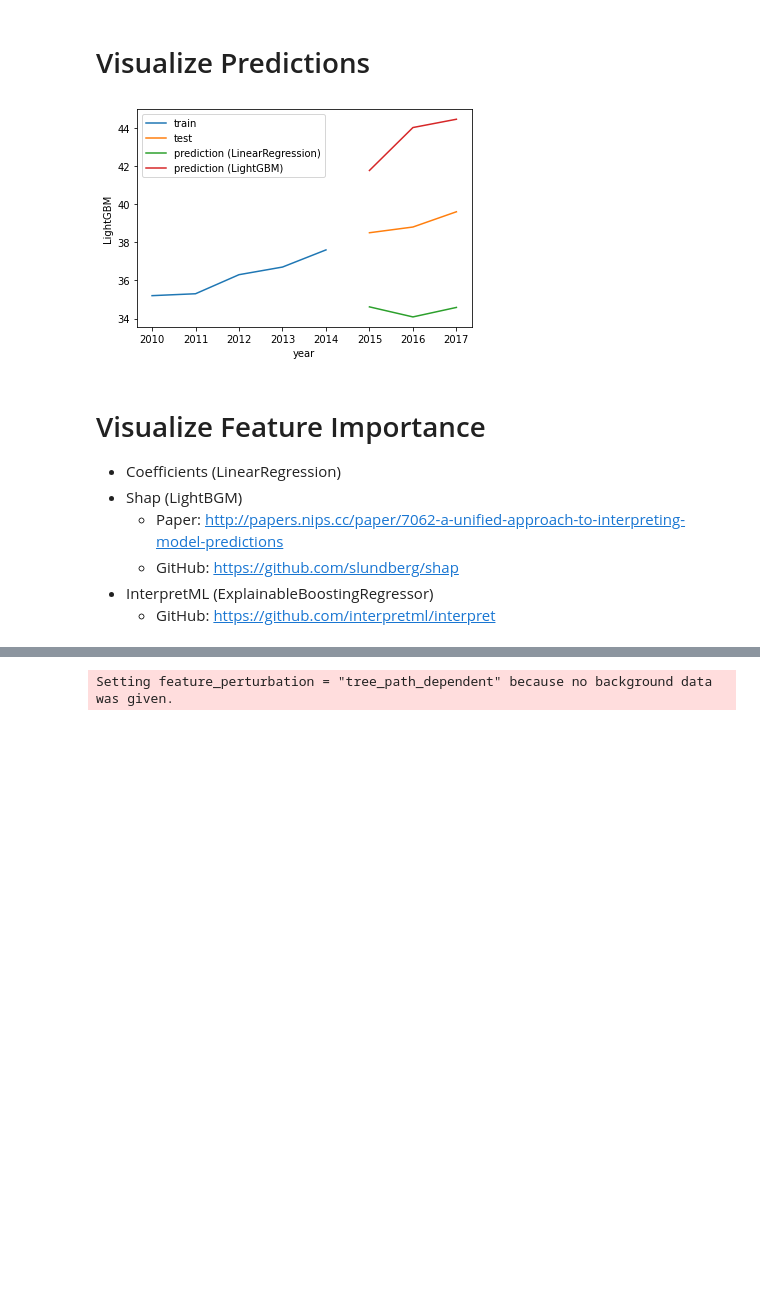
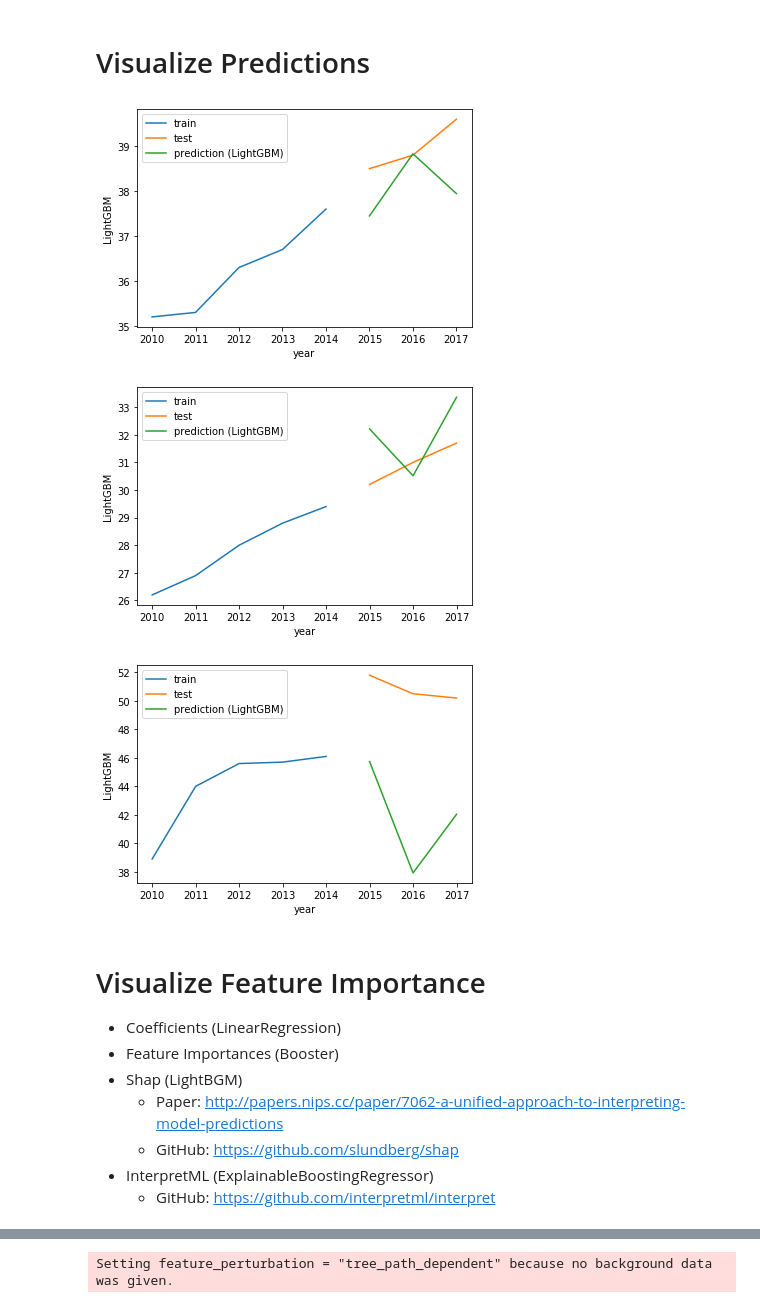
Before and after one commit to ADS-Group-15/eu-productivity-modeling, a Jupyter notebook: notebooks/models.ipynb, the cells around one changed output, grey strips where cells are left out. Cells and saved outputs as stored; diff of their text form; code cells hidden in the pictures; blank space fills up the shorter version.

```diff
--- a/notebooks/models.ipynb
+++ b/notebooks/models.ipynb
@@ -45,7 +45,7 @@ There are several ways to capture trends.
 - Take the mean of n years
 - ...
 # %%
-features = ['education', 'population', 'rd_expenditure']
+features = ['education', 'population', 'rd_expenditure', 'fertility_rate']
 shift_range = [1, 2]
 
 def add_trends(df):
@@ -98,7 +99,7 @@ df.head()
 # %% [markdown]
 ## Scale Features
 # %%
-columns_to_fit = [
+all_features = [
     'education_shift_1',
     'education_shift_1_mean_diff',
     'education_diff_1',
@@ -117,10 +118,16 @@ columns_to_fit = [
     'rd_expenditure_shift_2',
     'rd_expenditure_shift_2_mean_diff',
     'rd_expenditure_diff_2',
+    'fertility_rate_shift_1',
+    'fertility_rate_shift_1_mean_diff',
+    'fertility_rate_diff_1',
+    'fertility_rate_shift_2',
+    'fertility_rate_shift_2_mean_diff',
+    'fertility_rate_diff_2',
 ]
 
 def scale(df):
-    for column in columns_to_fit:
+    for column in all_features:
         scaler = MinMaxScaler()
         df[column] = scaler.fit_transform(df[[column]])
 
@@ -307,10 +308,10 @@ shap.initjs()
 # %%
 from lightgbm import LGBMRegressor
 
-train_temp = train_df[columns_to_fit + ['per_hour_worked']].dropna()
-test_temp = test_df[columns_to_fit + ['per_hour_worked']].dropna()
-x_train, y_train = train_temp[columns_to_fit], train_temp[['per_hour_worked']]
-x_test, y_test = test_temp[columns_to_fit], test_temp[['per_hour_worked']]
+train_temp = train_df[all_features + ['per_hour_worked']].dropna()
+test_temp = test_df[all_features + ['per_hour_worked']].dropna()
+x_train, y_train = train_temp[all_features], train_temp[['per_hour_worked']]
+x_test, y_test = test_temp[all_features], test_temp[['per_hour_worked']]
 
 gbm = LGBMRegressor()
 gbm.fit(x_train, y_train)
@@ -406,26 +403,30 @@ plt.show()
 # %% [markdown]
 # Visualize Predictions
 # %%
-country = 'Denmark'
-train_temp = train_df[train_df['GEO'] == country]
-test_temp = test_df[columns_to_fit + ['per_hour_worked', 'year', 'GEO']].dropna()
-test_temp = test_temp[test_temp['GEO'] == country]
-x_test, y_test = test_temp[columns_to_fit], test_temp[['per_hour_worked']]
+def visualize_prediction(country):
+    train_temp = train_df[train_df['GEO'] == country]
+    test_temp = test_df[all_features + ['per_hour_worked', 'year', 'GEO']].dropna()
+    test_temp = test_temp[test_temp['GEO'] == country]
+    x_test, y_test = test_temp[all_features], test_temp[['per_hour_worked']]
 
-test_temp['LinearRegression'] = lr.predict(x_test)
-test_temp['LightGBM'] = tuned_gbm.predict(x_test)
+    test_temp['LightGBM'] = tuned_gbm.predict(x_test)
 
-sns.lineplot(data=train_temp, x='year', y='per_hour_worked', label='train')
-sns.lineplot(data=test_temp, x='year', y='per_hour_worked', label='test')
-sns.lineplot(data=test_temp, x='year', y='LinearRegression', label='prediction (LinearRegression)')
-sns.lineplot(data=test_temp, x='year', y='LightGBM', label='prediction (LightGBM)')
-plt.show()
+    sns.lineplot(data=train_temp, x='year', y='per_hour_worked', label='train')
+    sns.lineplot(data=test_temp, x='year', y='per_hour_worked', label='test')
+    sns.lineplot(data=test_temp, x='year', y='LightGBM', label='prediction (LightGBM)')
+    plt.show()
+
+for country in ['Denmark', 'Germany', 'Switzerland']:
+    visualize_prediction(country)
 # %% [output]
-[figure, old version]
+[figure, new version]
+[figure, added]
+[figure, added]
 # %% [markdown]
 # Visualize Feature Importance
 
 - Coefficients (LinearRegression)
+- Feature Importances (Booster)
 - Shap (LightBGM)
   - Paper: http://papers.nips.cc/paper/7062-a-unified-approach-to-interpreting-model-predictions
   - GitHub: https://github.com/slundberg/shap
```
Also changed, not shown: parts of 19 cells of this notebook, 6 other files.
